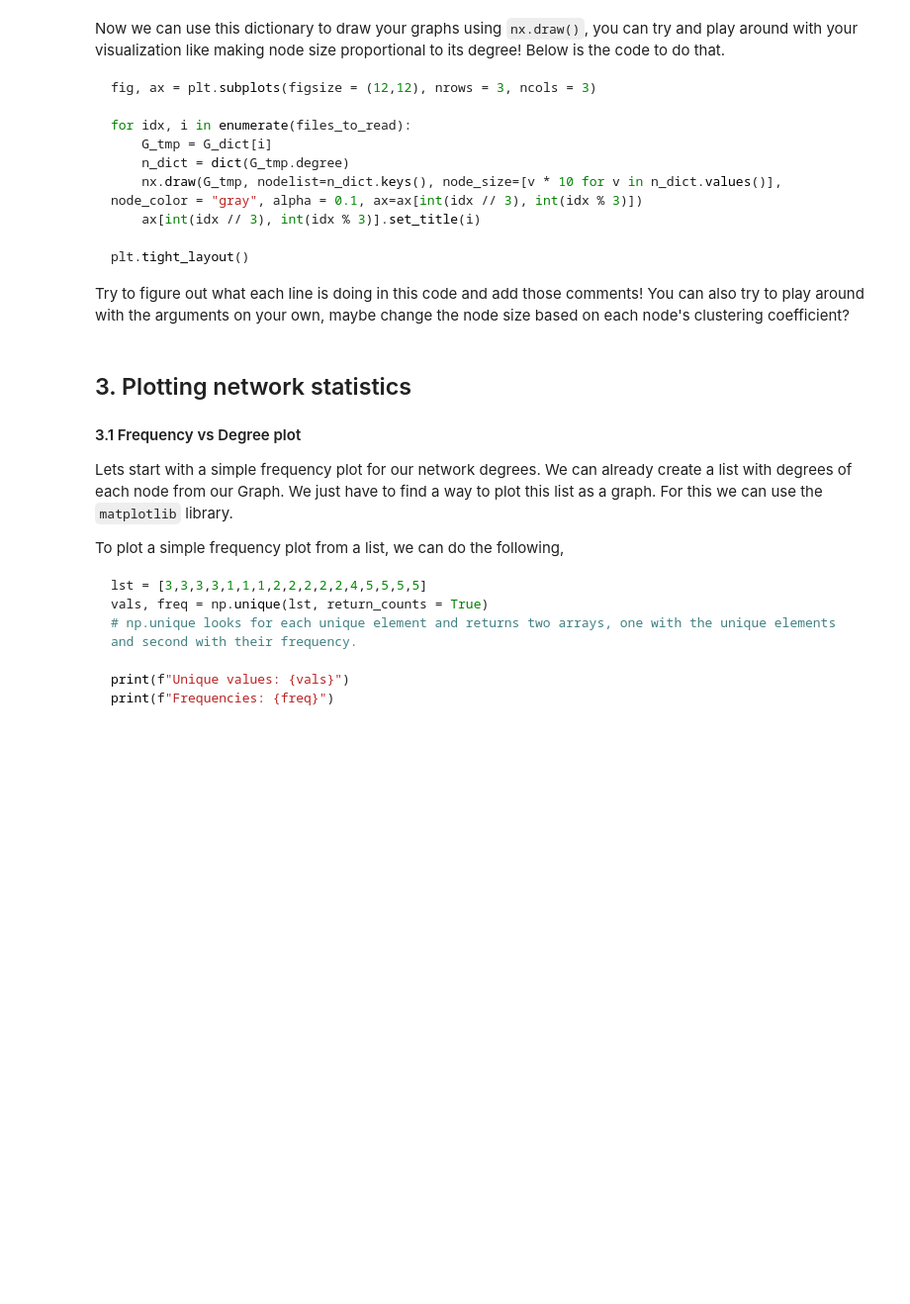
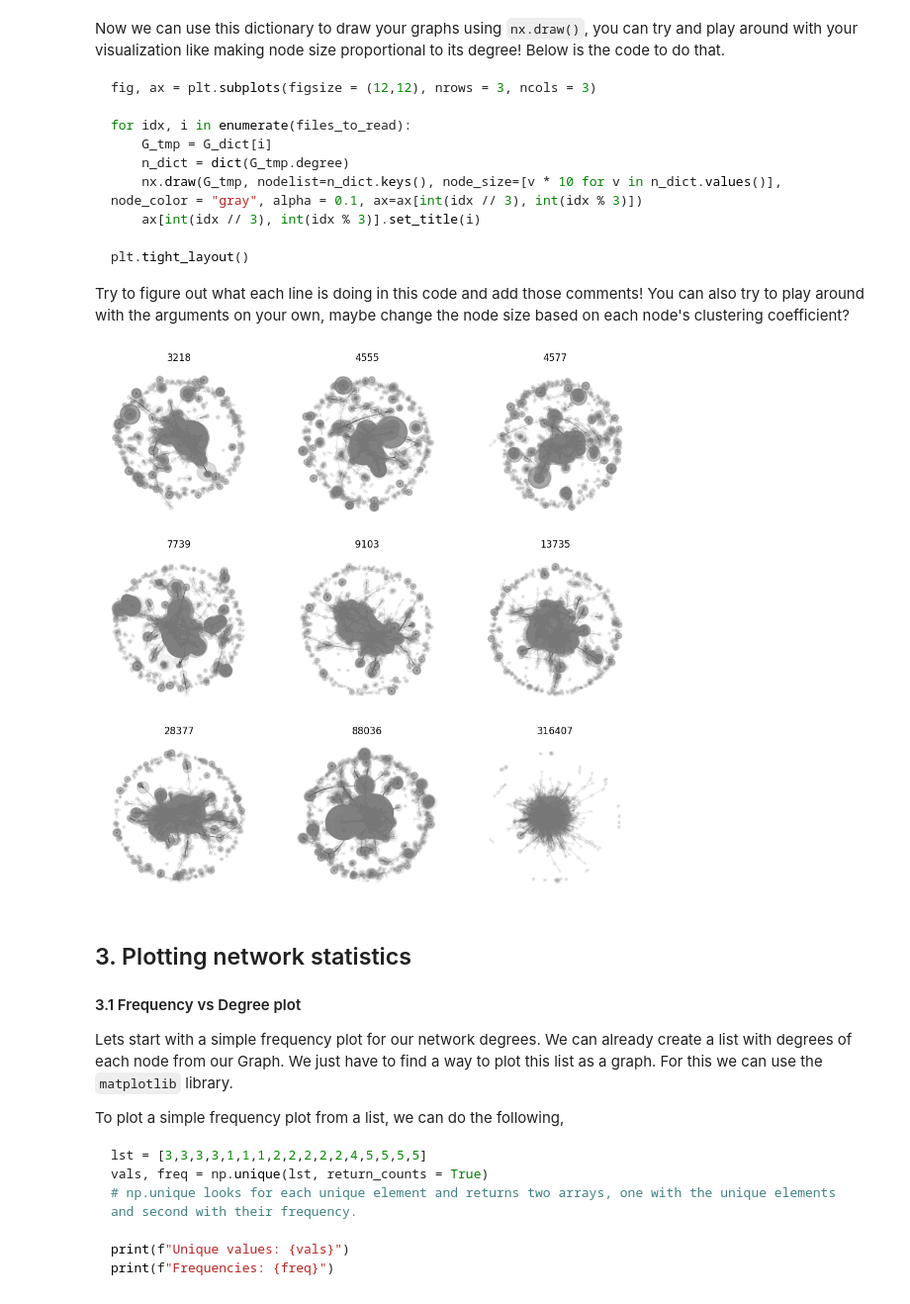
Before and after one commit to rahulsunilkumar/BIOL4559homework, a Jupyter notebook: lab-05.ipynb, the cells around one changed output. Shown at 99% size. Saved outputs shown, nothing was run; the diff lists cells and outputs as text; code cells hidden in the pictures; blank space fills up the shorter version.

````diff
--- a/lab-05.ipynb
+++ b/lab-05.ipynb
@@ -49,3 +55,6 @@ df = pl.read_csv("data_to_read.txt", separator = " ", has_header=False, new_colu
 ```
 
 In the code cell below try loading one `.txt` in a variable named `df`.
+# %%
+df = pl.read_csv('3218.txt', separator = ' ', has_header = False, new_columns = ['source', 'target'])
+df
@@ -120,3 +157,15 @@ Just like we created a dictionary of dataframes, we can also create a dictionary
 Try creating a dictionary of Graphs for all your dataframes.
 
 Hint: Refactor the code you used to create the dataframe dictionary.
+# %%
+# Empty dict like before but for graphs.
+G_dict = {}
+
+# Loop through each key-value pair in `df_dict`.
+for filename, df in df_dict.items():
+
+    # For each df, make a graph using the networkx function.
+    G_temp = nx.from_pandas_edgelist(df, source='source', target='target')
+
+    # Add newly created graph to `G_dict`.
+    G_dict[filename] = G_temp
@@ -136,6 +188,16 @@ plt.tight_layout()
 ```
 
 Try to figure out what each line is doing in this code and add those comments! You can also try to play around with the arguments on your own, maybe change the node size based on each node's clustering coefficient?
+# %%
+fig, ax = plt.subplots(figsize = (12,12), nrows = 3, ncols = 3)
+
+for idx, i in enumerate(G_dict.keys()):
+    G_temp = G_dict[i]
+    n_dict = dict(G_temp.degree)
+    nx.draw(G_temp, nodelist = n_dict.keys(), node_size = [v * 10 for v in n_dict.values()], node_color = "gray", alpha = 0.1, ax = ax[int(idx // 3), int(idx % 3)]) # Drawing after splitting axes.
+    ax[int(idx // 3), int(idx % 3)].set_title(i) # Labeling grid positions.
+# %% [output]
+[figure, added]
 # %% [markdown]
 ## 3. Plotting network statistics
 
````
Also changed, not shown: parts of 10 cells of this notebook, 10 other files.
